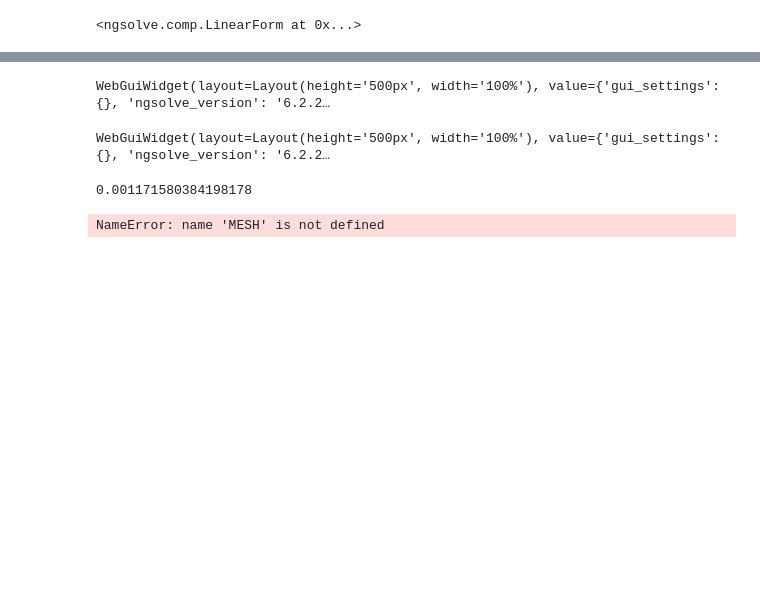
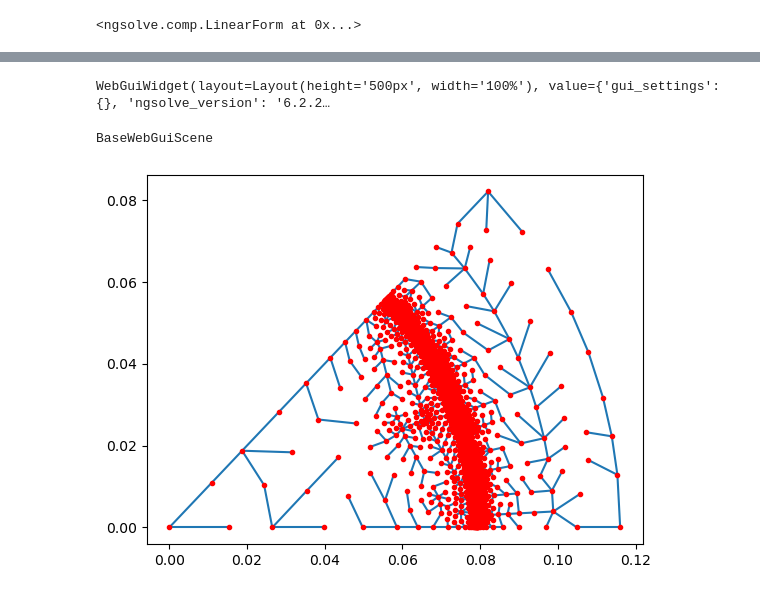
Before and after one commit to radu-bogdan/fem, a Jupyter notebook: PROJECTS/ngcotree/test.ipynb, the cells around one changed output, grey strips where cells are left out. Cells and saved outputs as stored; diff of their text form; code cells hidden in the pictures; blank space fills up the shorter version.

```diff
--- a/PROJECTS/ngcotree/test.ipynb
+++ b/PROJECTS/ngcotree/test.ipynb
@@ -3,10 +3,8 @@ from ngsolve.webgui import Draw
 
 import numpy as np
 import ngsolve as ng
-import dill
-import pickle
 
-motor_npz = np.load('../meshes/motor_pizza_gap.npz', allow_pickle = True)
+motor_npz = np.load('../meshes/motor_pizza.npz', allow_pickle = True)
 
 geoOCC = motor_npz['geoOCC'].tolist()
 m = motor_npz['m']; m_new = m
@@ -15,5 +13,6 @@ j3 = motor_npz['j3']
 geoOCCmesh = geoOCC.GenerateMesh()
 mesh = ng.Mesh(geoOCCmesh)
 # mesh.Refine()
+# mesh.Refine()
 
 # Draw(mesh)
@@ -63,13 +43,22 @@ f.Assemble()
 # %%
 # List all edges... this is still kinda slow but what can you do
 i = 0
+count = 0
 edges = []
 for edge in mesh.edges:
     index = HCurl.FreeDofs()[i]
     edge = [int(str(edge.vertices[0])[1:]), int(str(edge.vertices[1])[1:]), i]
     i = i + 1
     if index == 1:
-        # Append only FreeDof edges. This eliminates Dirichlet edges from the tree
+        # Append only FreeDof edges.
         edges.append(edge)
+    else:
+        # Non-Freedof edges appended at start!
+        edges.insert(0, edge)
+        count = count + 1
 
 edges = np.array(edges)
+# print(HCurl.FreeDofs())
+print(edges.shape,mesh.nedge)
+# edges[:200]
+print(count)
@@ -77,9 +69,8 @@ edges = np.array(edges)
 from mst5 import *
 g = Graph(mesh.nv)
 g.addEdges(edges)
-mst = g.KruskalMST(randomize=True)
+mst = g.KruskalMST()
 
-tree_indices = np.array(mst)
-cotree_indices = np.setdiff1d(np.array(edges)[:,2],tree_indices)
-print(mesh.nedge,len(mst),mesh.nv,tree_indices.size,cotree_indices.size)
+tree_indices = np.array(mst)[:,2]
+print(tree_indices.size,mesh.nv)
 # %% [output]
@@ -108,28 +105,14 @@ for i,j in enumerate(tree_indices):
 # %%
-x = ng.GridFunction(HCurl)
-x.vec.data = K.mat.Inverse(freedofs = FreeDofsCotreeGauge, inverse = 'sparsecholesky')*f.vec
-# x.vec.data = K.mat.Inverse(HCurl.FreeDofs(), inverse = 'sparsecholesky')*f.vec
-Draw(x, mesh)
-Draw(ng.curl(x), mesh)
-x.vec.data.FV().NumPy().max()
+A = ng.GridFunction(HCurl)
+A.vec.data = K.mat.Inverse(freedofs = FreeDofsCotreeGauge, inverse = 'sparsecholesky')*f.vec
+# A.vec.data = K.mat.Inverse(HCurl.FreeDofs(), inverse = 'sparsecholesky')*f.vec
+
+Draw(A, vectors={"grid_size":100})
+# Draw(ng.curl(A), mesh)
+# A.vec.data.FV().NumPy().max()
 # np.where(FreeDofsCotreeGauge)[0].shape
+
+# ng.Integrate(ng.curl(A),mesh)
 # %% [output]
 WebGuiWidget(layout=Layout(height='500px', width='100%'), value={'gui_settings': {}, 'ngsolve_version': '6.2.2…
-WebGuiWidget(layout=Layout(height='500px', width='100%'), value={'gui_settings': {}, 'ngsolve_version': '6.2.2…
+BaseWebGuiScene
-0.001171580384198178
-# %%
-
-
-edges = MESH.EdgesToVertices[:,:2]
-
-# for i in range(edges.shape[0]): g.addEdge(edges[i,0],edges[i,1],i)
-
-
-
-mst = g.KruskalMST()
-
-
-# tree_indices = np.array(g.MST)[:,2]
-# cotree_indices = np.setdiff1d(np.arange(MESH.NoEdges),tree_indices)
-# %% [output]
-NameError: name 'MESH' is not defined
@@ -149,0 +119,23 @@ edges
+# %%
+import numpy
+import matplotlib.pyplot as plt
+from matplotlib.collections import LineCollection
+
+# %matplotlib qt
+
+points = []
+for vertex in mesh.vertices:
+    points.append(list(vertex.point))
+points = np.array(points)
+nmst = np.array(mst)
+
+lc = LineCollection(points[nmst[:,:2]])
+# lc = LineCollection(points[edges[:50,:2]])
+
+fig = plt.figure()
+plt.gca().add_collection(lc)
+plt.plot(points[:,0], points[:,1], 'r.')
+
+plt.show()
+# %% [output]
+[figure, added]
```
Also changed, not shown: parts of 12 cells of this notebook, 3 other files.
